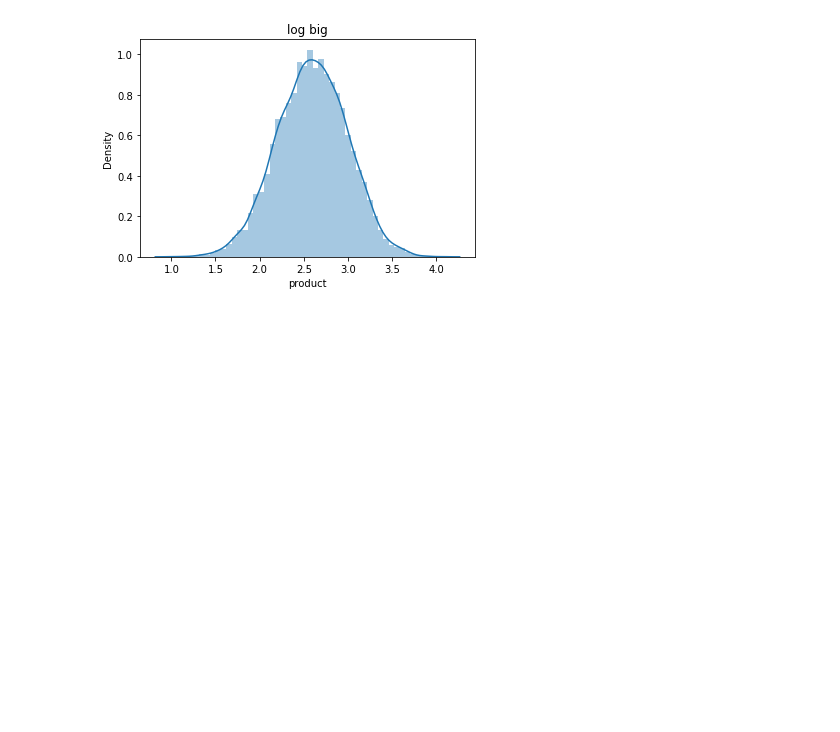
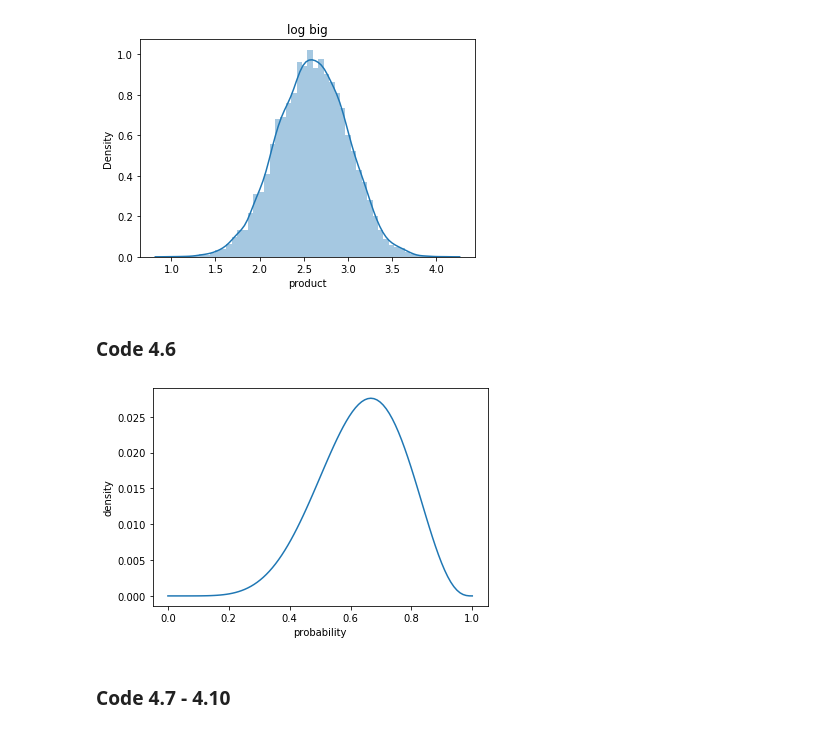
Before and after one commit to jkelley7/stat_rethinking, a Jupyter notebook: Chapter_4.ipynb, the cells around one changed output. Saved outputs shown, nothing was run; the diff lists cells and outputs as text; code cells hidden in the pictures; blank space fills up the shorter version.

```diff
--- a/Chapter_4.ipynb
+++ b/Chapter_4.ipynb
@@ -69,3 +70,20 @@ plt.title('log big')
 plt.show()
 # %% [output]
 [figure]
+# %% [markdown]
+### Code 4.6
+# %%
+w = 6
+n = 9
+p_grid = np.linspace(0,1,100)
+posterior = stats.binom.pmf(k = w,n = n, p= p_grid)*stats.uniform.pdf(p_grid, 0 ,1) #likelihood * prior
+posterior = posterior/np.sum(posterior)
+# %%
+plt.plot(p_grid, posterior)
+plt.xlabel('probability')
+plt.ylabel('density')
+plt.show()
+# %% [output]
+[figure, added]
+# %% [markdown]
+### Code 4.7 - 4.10
```
Also changed, not shown: parts of 4 cells of this notebook.
